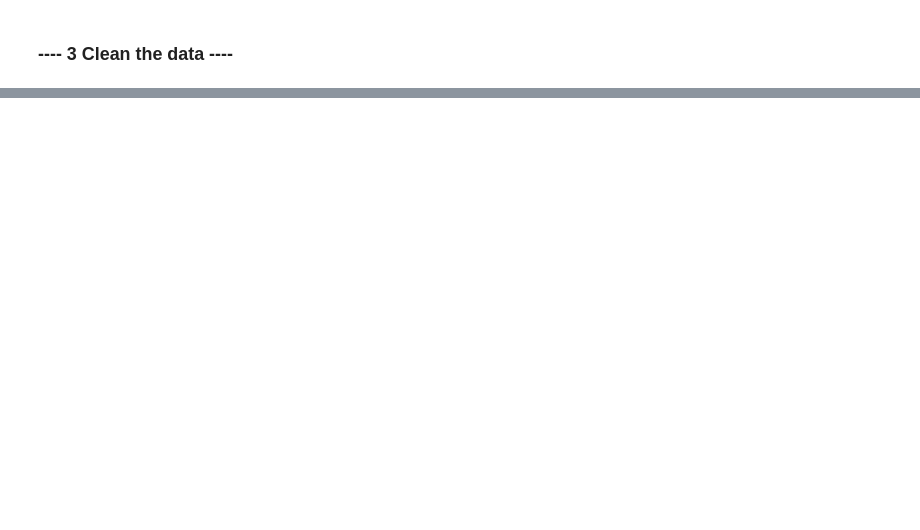
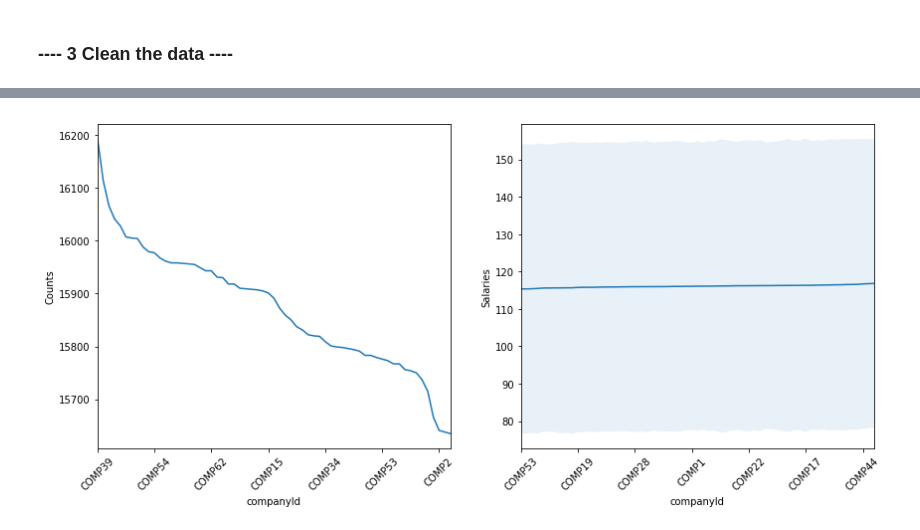
Before and after one commit to Vijay1712/salarypredictionproject, a Jupyter notebook: First Portfolio Project.ipynb, the cells around one changed output, grey strips where cells are left out. Drawn from its saved outputs; the diff is of its cells as text; code cells hidden in the pictures; blank space fills up the shorter version.

```diff
--- a/First Portfolio Project.ipynb
+++ b/First Portfolio Project.ipynb
@@ -92,0 +223,44 @@ We'll skip this step since we don't have the outcomes for the test data
+# %%
+# Remove data with zero salaries
+train_df = train_df[train_df.salary > 8.5]
+# %%
+def plot_feature(df, col):
+    '''
+    Make plot for each features
+    left, the distribution of samples on the feature
+    right, the dependance of salary on the feature
+    '''
+    plt.figure(figsize = (14, 6))
+    plt.subplot(1, 2, 1)
+    if df[col].dtype == 'int64':
+        df[col].value_counts().sort_index().plot()
+    else:
+        #change the categorical variable to category type and order their level by the mean salary
+        #in each category
+        mean = df.groupby(col)['salary'].mean()
+        df[col] = df[col].astype('category')
+        levels = mean.sort_values().index.tolist()
+        df[col].cat.reorder_categories(levels, inplace=True)
+        df[col].value_counts().plot()
+    plt.xticks(rotation=45)
+    plt.xlabel(col)
+    plt.ylabel('Counts')
+    plt.subplot(1, 2, 2)
+
+    if df[col].dtype == 'int64' or col == 'companyId':
+        #plot the mean salary for each category and fill between the (mean - std, mean + std)
+        mean = df.groupby(col)['salary'].mean()
+        std = df.groupby(col)['salary'].std()
+        mean.plot()
+        plt.fill_between(range(len(std.index)), mean.values-std.values, mean.values + std.values, \
+                         alpha = 0.1)
+    else:
+        sns.boxplot(x = col, y = 'salary', data=df)
+
+    plt.xticks(rotation=45)
+    plt.ylabel('Salaries')
+    plt.show()
+# %%
+plot_feature(train_df, 'companyId')
+# %% [output]
+[figure, added]
```
Also changed, not shown: parts of 58 cells of this notebook, 5 other files.
